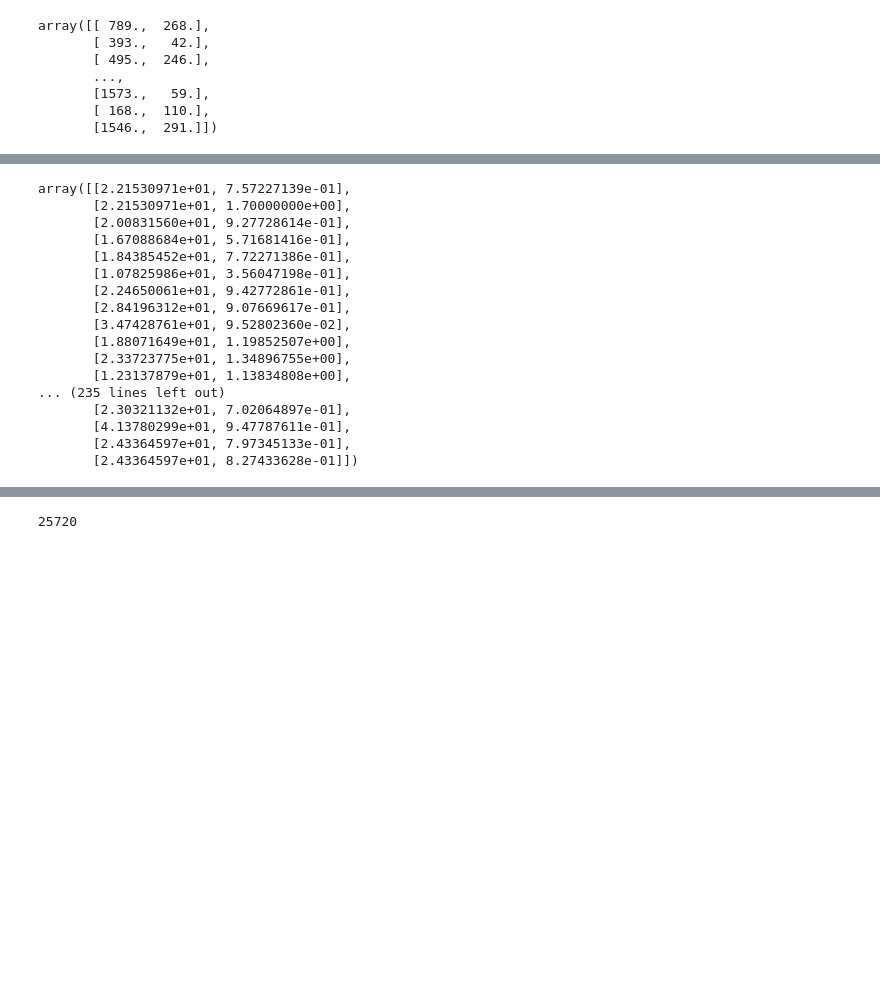
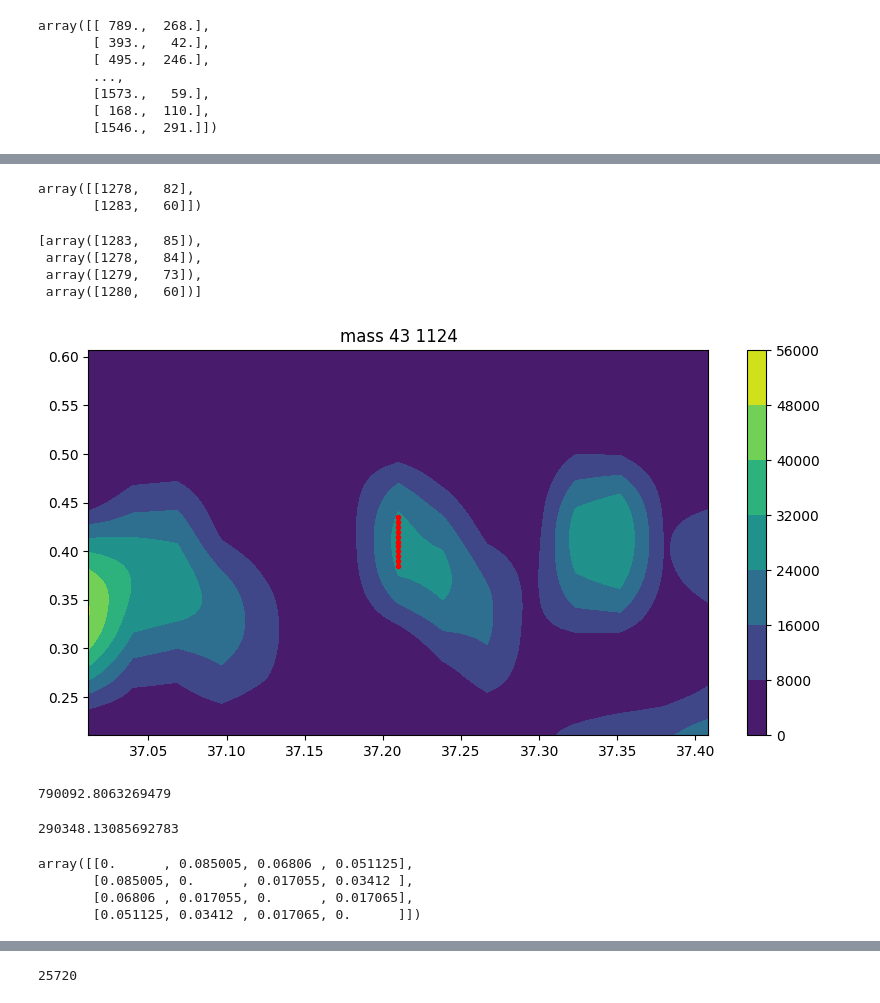
Before and after one commit to Lollith/Python-2DGC-Alignment, a Jupyter notebook: notebooks/db_scan.ipynb, the cells around one changed output, grey strips where cells are left out. Drawn from its saved outputs; the diff is of its cells as text; code cells hidden in the pictures; blank space fills up the shorter version.

Commit message:
test avec integration fonction gaussienne 2D

```diff
--- a/notebooks/db_scan.ipynb
+++ b/notebooks/db_scan.ipynb
@@ -466,20 +463,39 @@ plot.visualizer2(((tmp), time_rn), title="mass " + str(mass) + " " +str(npeak),
-# %%
-coordinates_in_chromato_new
-# %% [output]
-array([[2.21530971e+01, 7.57227139e-01],
-       [2.21530971e+01, 1.70000000e+00],
-       [2.00831560e+01, 9.27728614e-01],
-       [1.67088684e+01, 5.71681416e-01],
-       [1.84385452e+01, 7.72271386e-01],
-       [1.07825986e+01, 3.56047198e-01],
-       [2.24650061e+01, 9.42772861e-01],
-       [2.84196312e+01, 9.07669617e-01],
-       [3.47428761e+01, 9.52802360e-02],
-       [1.88071649e+01, 1.19852507e+00],
-       [2.33723775e+01, 1.34896755e+00],
-       [1.23137879e+01, 1.13834808e+00],
-... (235 lines left out)
-       [2.30321132e+01, 7.02064897e-01],
-       [4.13780299e+01, 9.47787611e-01],
-       [2.43364597e+01, 7.97345133e-01],
-       [2.43364597e+01, 8.27433628e-01]])
+# %%
+projection.chromato_to_matrix(np.array([[37.21,0.41],[37.35,0.3]]), time_rn,1.7,chromato.shape)
+# %% [output]
+array([[1278,   82],
+       [1283,   60]])
+# %%
+[ i for i in coordinates if 1277<i[0]<1285 and 50 < i[1]<90]
+# %% [output]
+[array([1283,   85]),
+ array([1278,   84]),
+ array([1279,   73]),
+ array([1280,   60])]
+# %%
+import integration
+blob = integration.peak_pool_similarity_check(
+            tmp, np.stack(coordinates), np.array([1278,   84]), chromato_cube,
+            threshold=0.1, plot_labels=True,
+            similarity_threshold=0.001)
+
+# mask = np.zeros_like(blob)
+# mask[504,: ] = blob[504,:]
+# blob = mask
+
+cds = np.argwhere(blob != 0)
+area = integration.compute_area(tmp, blob)
+
+plt.rcParams['figure.figsize'] = [10, 5]
+coordinates_in_chromato_new=projection.matrix_to_chromato(cds, time_rn, 1.7, chromato.shape)
+plot.visualizer2(((tmp), time_rn), title="mass " + str(mass) + " " +str(npeak), log_chromato=False,  mod_time=1.7,points=coordinates_in_chromato_new,rt1=37.21, rt2=0.41, rt1_window=0.2, rt2_window=0.2)
+# %% [output]
+[figure, added]
+# %%
+165121.969520081 + 624970.8368068668
+# %% [output]
+790092.8063269479
+# %%
+area
+# %% [output]
+290348.13085692783
@@ -485,0 +697,14 @@ array([[2.21530971e+01, 7.57227139e-01],
+# %%
+from scipy.spatial.distance import cdist
+rt_vals= projection.matrix_to_chromato(coords, time_rn,1.7,chromato.shape)
+rt_vals[:,0]=rt_vals[:,0]*60
+scaled_rt = rt_vals / np.array([1, 10])
+
+    # Compute Manhattan (L1) distance between all rows
+penalty_matrix = cdist(scaled_rt, scaled_rt, metric='cityblock')  # sum of |ΔRT1| + |ΔRT2|
+0.01*penalty_matrix
+# %% [output]
+array([[0.      , 0.085005, 0.06806 , 0.051125],
+       [0.085005, 0.      , 0.017055, 0.03412 ],
+       [0.06806 , 0.017055, 0.      , 0.017065],
+       [0.051125, 0.03412 , 0.017065, 0.      ]])
```
Also changed, not shown: parts of 37 cells of this notebook, 1 other file.
